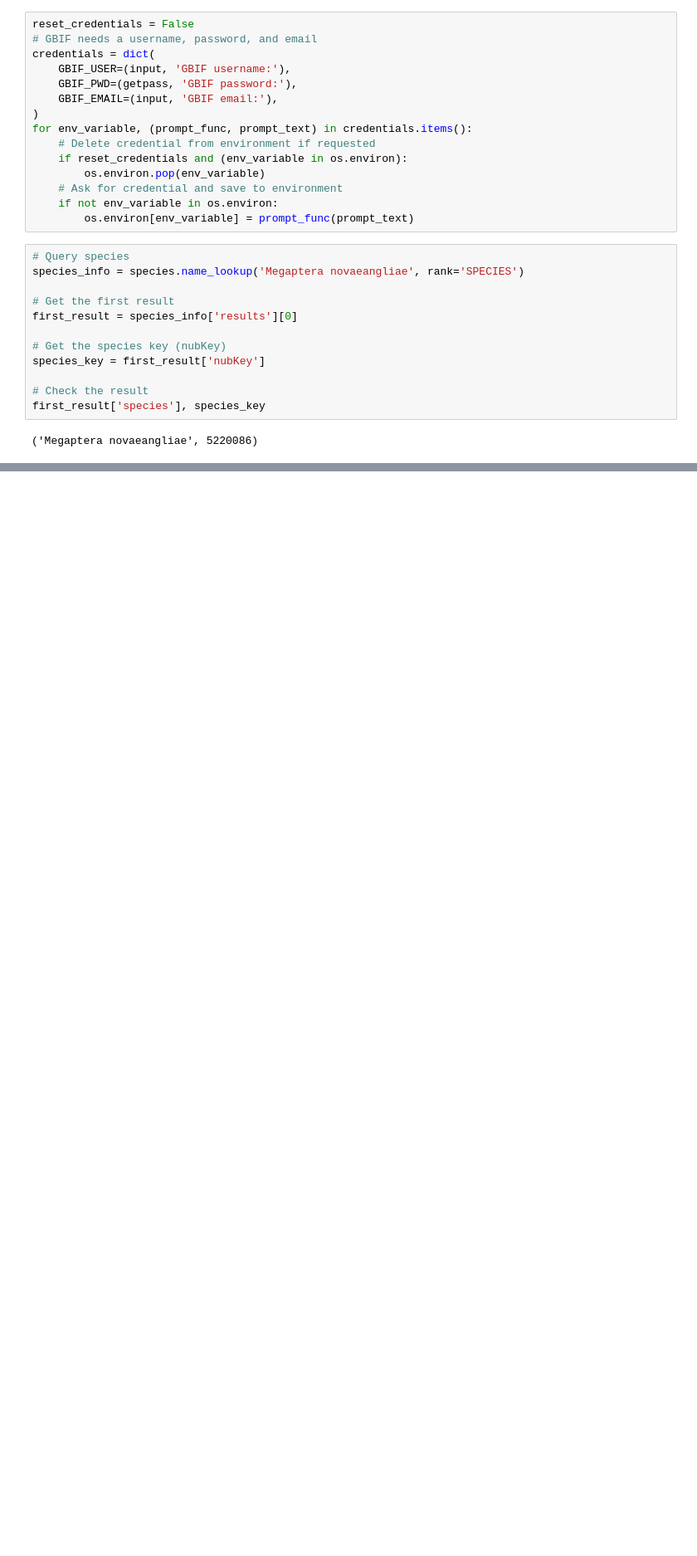
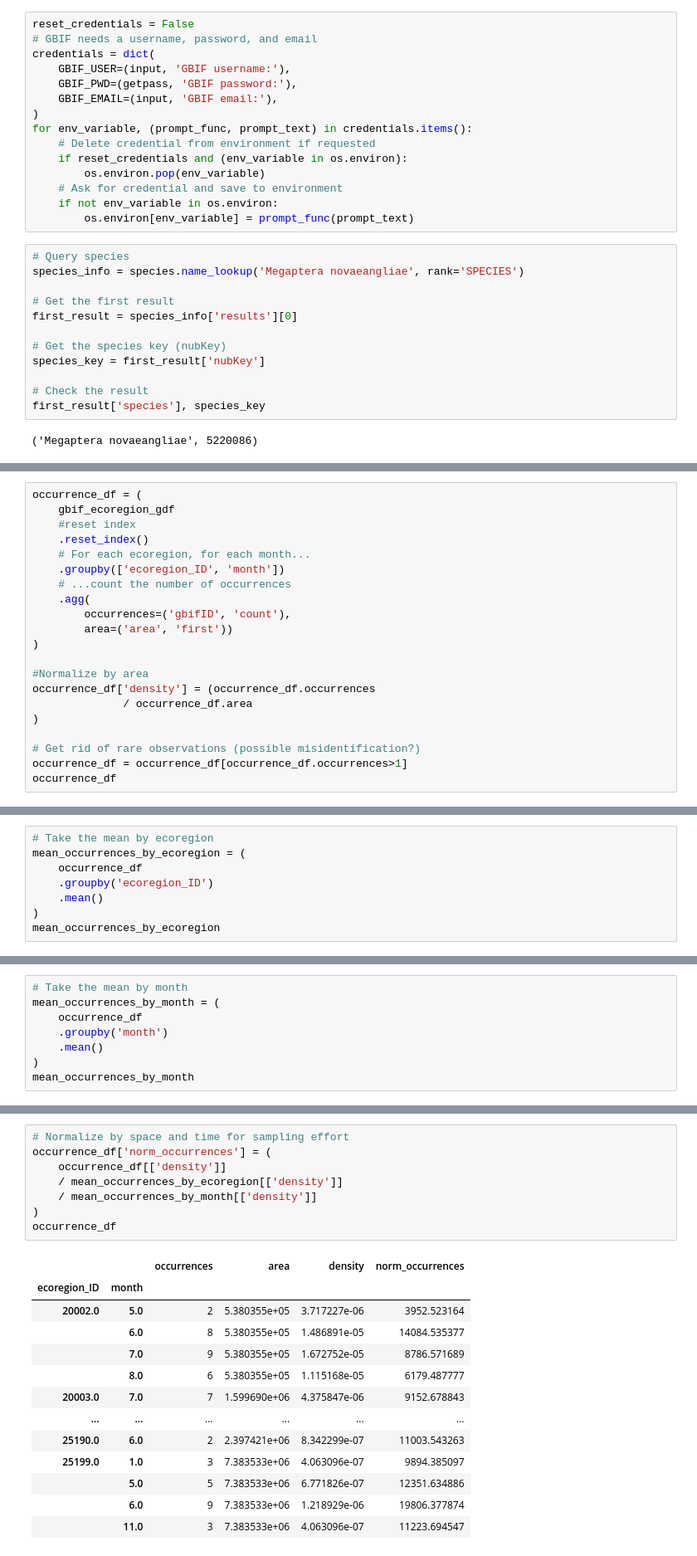
Before and after one commit to earthlab-education/species-distribution-coding-challenge-allenmoench, a Jupyter notebook: notebooks/whale-migration.ipynb, the cells around one changed output, grey strips where cells are left out. Shown at 83% size. Cells and saved outputs as stored; diff of their text form; blank space fills up the shorter version.

Commit message:
Updates wrangle and normalize megaptera novaeangliae

```diff
--- a/notebooks/whale-migration.ipynb
+++ b/notebooks/whale-migration.ipynb
@@ -206,0 +294,21 @@ ParserError: Error tokenizing data. C error: Expected 1 fields in line 11, saw 3
+# %%
+occurrence_df = (
+    gbif_ecoregion_gdf
+    #reset index
+    .reset_index()
+    # For each ecoregion, for each month...
+    .groupby(['ecoregion_ID', 'month'])
+    # ...count the number of occurrences
+    .agg(
+        occurrences=('gbifID', 'count'),
+        area=('area', 'first'))
+)
+
+#Normalize by area
+occurrence_df['density'] = (occurrence_df.occurrences
+              / occurrence_df.area
+)
+
+# Get rid of rare observations (possible misidentification?)
+occurrence_df = occurrence_df[occurrence_df.occurrences>1]
+occurrence_df
@@ -206,0 +330,8 @@ ParserError: Error tokenizing data. C error: Expected 1 fields in line 11, saw 3
+# %%
+# Take the mean by ecoregion
+mean_occurrences_by_ecoregion = (
+    occurrence_df
+    .groupby('ecoregion_ID')
+    .mean()
+)
+mean_occurrences_by_ecoregion
@@ -206,0 +353,8 @@ ParserError: Error tokenizing data. C error: Expected 1 fields in line 11, saw 3
+# %%
+# Take the mean by month
+mean_occurrences_by_month = (
+    occurrence_df
+    .groupby('month')
+    .mean()
+)
+mean_occurrences_by_month
@@ -206,0 +376,22 @@ ParserError: Error tokenizing data. C error: Expected 1 fields in line 11, saw 3
+# %%
+# Normalize by space and time for sampling effort
+occurrence_df['norm_occurrences'] = (
+    occurrence_df[['density']]
+    / mean_occurrences_by_ecoregion[['density']]
+    / mean_occurrences_by_month[['density']]
+)
+occurrence_df
+# %% [output]
+|  |  | occurrences | area | density | norm_occurrences |
+| ecoregion_ID | month |  |  |  |  |
+| 20002.0 | 5.0 | 2 | 5.380355e+05 | 3.717227e-06 | 3952.523164 |
+|  | 6.0 | 8 | 5.380355e+05 | 1.486891e-05 | 14084.535377 |
+|  | 7.0 | 9 | 5.380355e+05 | 1.672752e-05 | 8786.571689 |
+|  | 8.0 | 6 | 5.380355e+05 | 1.115168e-05 | 6179.487777 |
+| 20003.0 | 7.0 | 7 | 1.599690e+06 | 4.375847e-06 | 9152.678843 |
+| ... | ... | ... | ... | ... | ... |
+| 25190.0 | 6.0 | 2 | 2.397421e+06 | 8.342299e-07 | 11003.543263 |
+| 25199.0 | 1.0 | 3 | 7.383533e+06 | 4.063096e-07 | 9894.385097 |
+|  | 5.0 | 5 | 7.383533e+06 | 6.771826e-07 | 12351.634886 |
+|  | 6.0 | 9 | 7.383533e+06 | 1.218929e-06 | 19806.377874 |
+|  | 11.0 | 3 | 7.383533e+06 | 4.063096e-07 | 11223.694547 |
```
Also changed, not shown: parts of 12 cells of this notebook, 1 other file.
